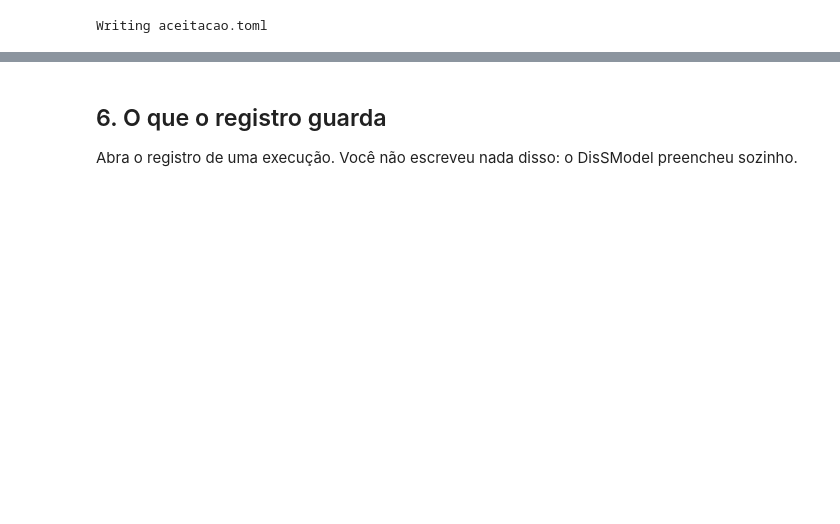
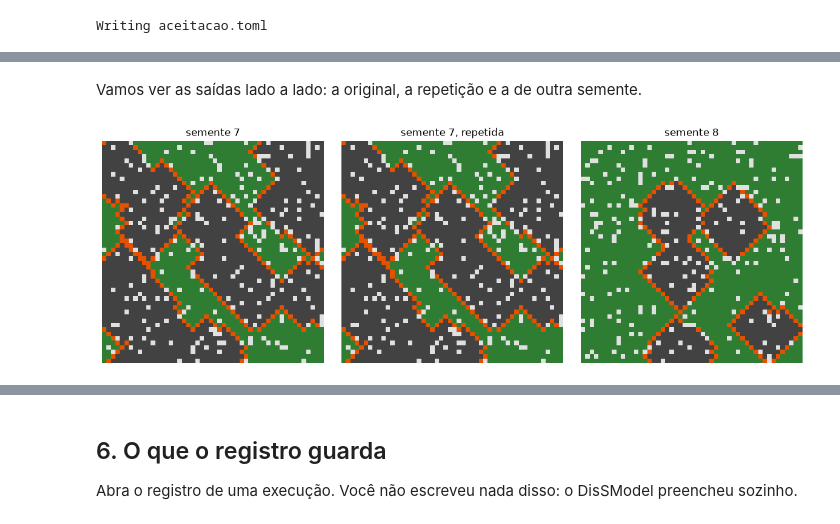
Before and after one commit to lambdageo-edu/curso-modelagem-dinamica-espacial, a Jupyter notebook: docs/notebooks/encontro04_reprodutibilidade.ipynb, the cells around one changed output, grey strips where cells are left out. Drawn from its saved outputs; the diff is of its cells as text; code cells hidden in the pictures; blank space fills up the shorter version.

```diff
--- a/docs/notebooks/encontro04_reprodutibilidade.ipynb
+++ b/docs/notebooks/encontro04_reprodutibilidade.ipynb
@@ -311,11 +160,0 @@ Vamos ver as três saídas lado a lado.
-# %%
-import matplotlib.pyplot as plt
-from matplotlib.colors import ListedColormap
-
-cores = ListedColormap(["#2e7d32", "#e65100", "#424242", "#e0e0e0"])  # floresta, queimando, queimada, vazia
-fig, eixos = plt.subplots(1, len(fixas), figsize=(4 * len(fixas), 4))
-for ax, r in zip(eixos, fixas):
-    gpd.read_file(r["output_path"]).plot(column="state", cmap=cores, vmin=0, vmax=3, ax=ax)
-    ax.set_title(f'seed={r["parameters"]["seed"]}  ({r["experiment_id"][:8]})')
-    ax.set_axis_off()
-plt.tight_layout()
@@ -327,0 +193,9 @@ plt.tight_layout()
+# %%
+original = open("saida/fogo.tif", "rb").read()      # guarda o arquivo para devolver depois
+
+with rasterio.open("saida/fogo.tif", "r+") as f:
+    banda = f.read(1)
+    banda[0, 0] = 3                                  # uma célula "arrumada" à mão
+    f.write(banda, 1)
+
+!dissmodel verify saida/fogo.record.json
@@ -327,0 +249,18 @@ plt.tight_layout()
+# %% [markdown]
+Vamos ver as saídas lado a lado: a original, a repetição e a de outra semente.
+# %%
+import matplotlib.pyplot as plt
+from matplotlib.colors import ListedColormap
+
+cores = ListedColormap(["#2e7d32", "#e65100", "#424242", "#e0e0e0"])  # floresta, queimando, queimada, vazia
+arquivos = {"semente 7": "saida/fogo.tif", "semente 7, repetida": "saida/fogo.repro.tif",
+            "semente 8": "saida/fogo_semente8.tif"}
+fig, eixos = plt.subplots(1, len(arquivos), figsize=(4 * len(arquivos), 4))
+for ax, (titulo, caminho) in zip(eixos, arquivos.items()):
+    with rasterio.open(caminho) as f:
+        ax.imshow(f.read(1), cmap=cores, vmin=0, vmax=3, interpolation="nearest")
+    ax.set_title(titulo)
+    ax.set_axis_off()
+plt.tight_layout()
+# %% [output]
+[figure, added]
```
Also changed, not shown: parts of 64 cells of this notebook, 12 other files.
